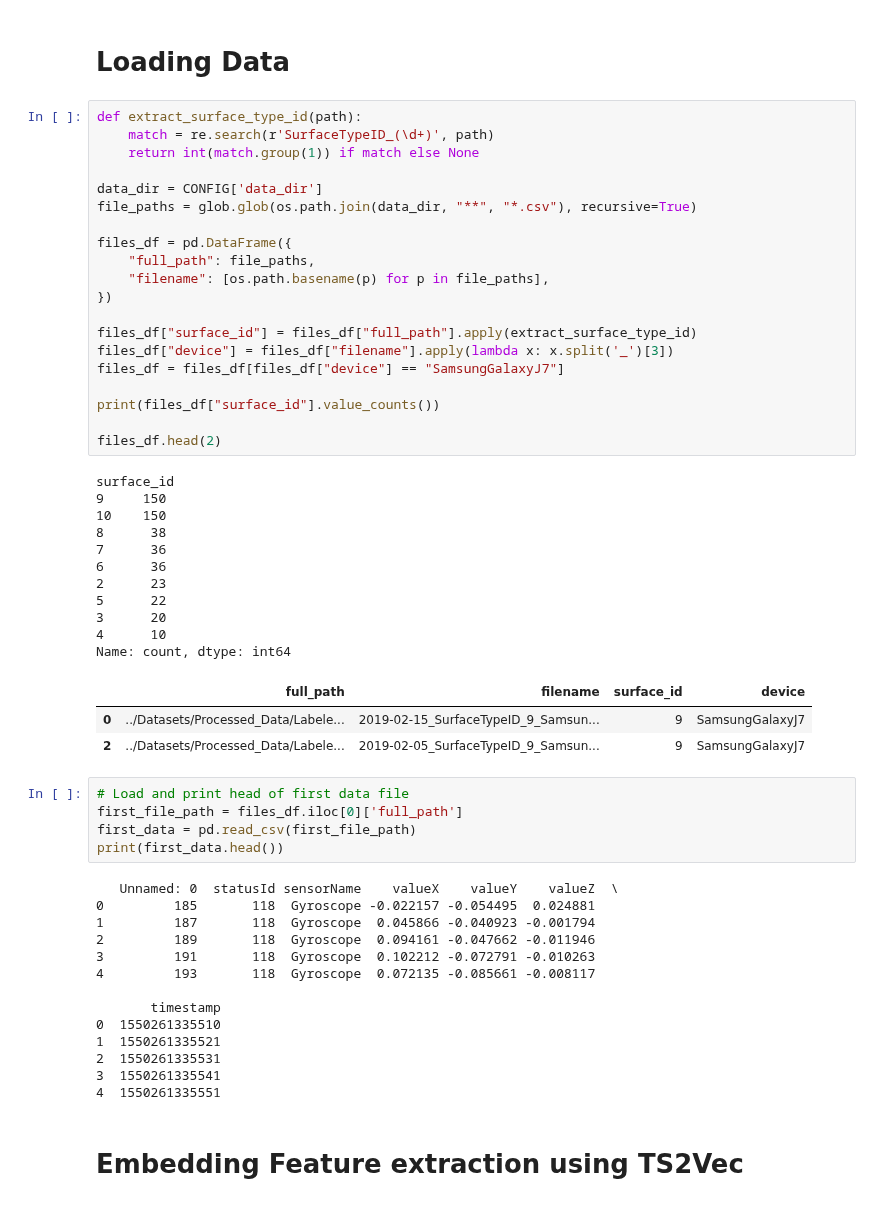
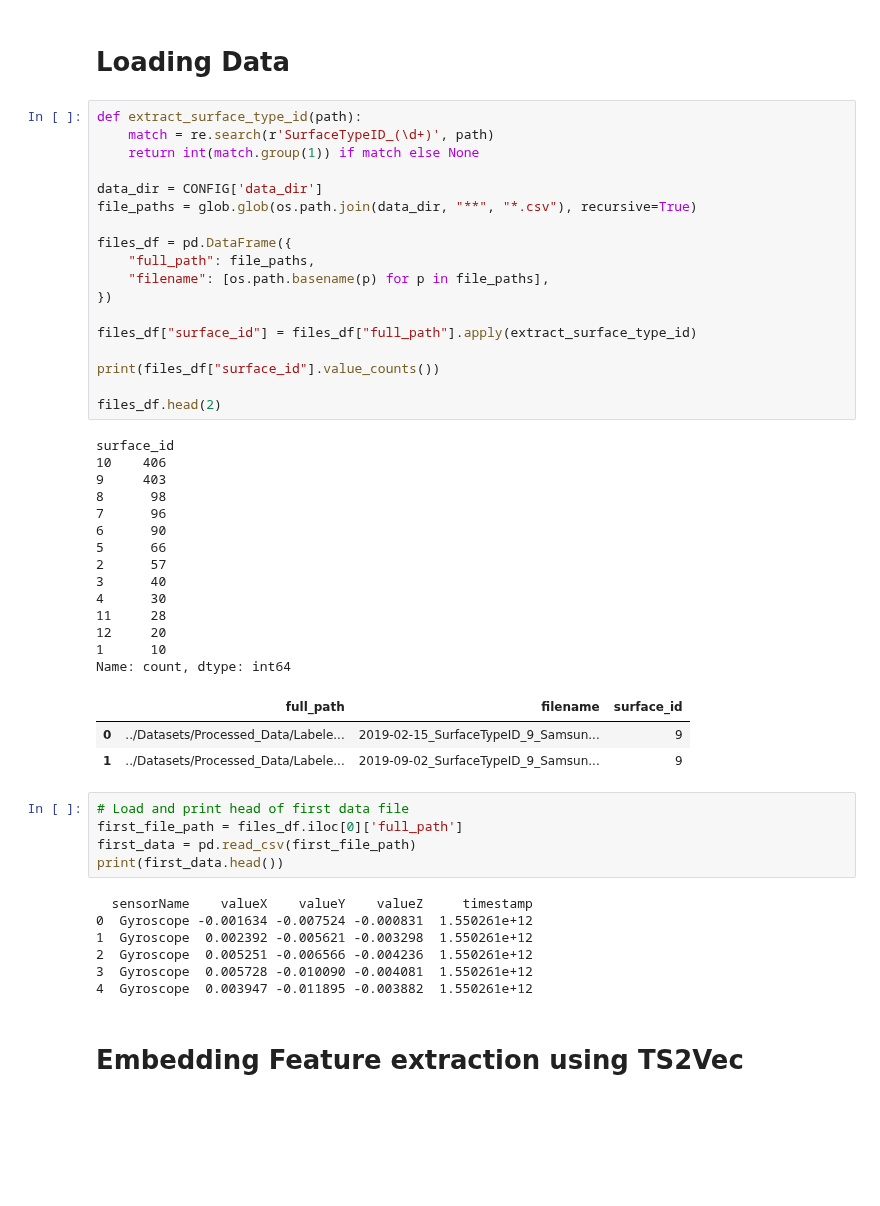
Before and after one commit to MU-Smart/RollingWheels, a Jupyter notebook: Notebooks/ClusteringPretrainedTS2Vec.ipynb, the cells around one changed output. Drawn from its saved outputs; the diff is of its cells as text; blank space fills up the shorter version.

```diff
--- a/Notebooks/ClusteringPretrainedTS2Vec.ipynb
+++ b/Notebooks/ClusteringPretrainedTS2Vec.ipynb
@@ -33,57 +29,51 @@ CONFIG = {
 # %%
 def extract_surface_type_id(path):
     match = re.search(r'SurfaceTypeID_(\d+)', path)
     return int(match.group(1)) if match else None
 
 data_dir = CONFIG['data_dir']
 file_paths = glob.glob(os.path.join(data_dir, "**", "*.csv"), recursive=True)
 
 files_df = pd.DataFrame({
     "full_path": file_paths,
     "filename": [os.path.basename(p) for p in file_paths],
 })
 
 files_df["surface_id"] = files_df["full_path"].apply(extract_surface_type_id)
-files_df["device"] = files_df["filename"].apply(lambda x: x.split('_')[3])
-files_df = files_df[files_df["device"] == "SamsungGalaxyJ7"]
 
 print(files_df["surface_id"].value_counts())
 
 files_df.head(2)
 # %% [output]
 surface_id
-9     150
-10    150
-8      38
-7      36
-6      36
-2      23
-5      22
-3      20
-4      10
+10    406
+9     403
+8      98
+7      96
+6      90
+5      66
+2      57
+3      40
+4      30
+11     28
+12     20
+1      10
 Name: count, dtype: int64
-|  | full_path | filename | surface_id | device |
-| 0 | ../Datasets/Processed_Data/Labele... | 2019-02-15_SurfaceTypeID_9_Samsun... | 9 | SamsungGalaxyJ7 |
-| 2 | ../Datasets/Processed_Data/Labele... | 2019-02-05_SurfaceTypeID_9_Samsun... | 9 | SamsungGalaxyJ7 |
+|  | full_path | filename | surface_id |
+| 0 | ../Datasets/Processed_Data/Labele... | 2019-02-15_SurfaceTypeID_9_Samsun... | 9 |
+| 1 | ../Datasets/Processed_Data/Labele... | 2019-09-02_SurfaceTypeID_9_Samsun... | 9 |
 # %%
 # Load and print head of first data file
 first_file_path = files_df.iloc[0]['full_path']
 first_data = pd.read_csv(first_file_path)
 print(first_data.head())
 # %% [output]
-   Unnamed: 0  statusId sensorName    valueX    valueY    valueZ  \
-0         185       118  Gyroscope -0.022157 -0.054495  0.024881
-1         187       118  Gyroscope  0.045866 -0.040923 -0.001794
-2         189       118  Gyroscope  0.094161 -0.047662 -0.011946
-3         191       118  Gyroscope  0.102212 -0.072791 -0.010263
-4         193       118  Gyroscope  0.072135 -0.085661 -0.008117
-
-       timestamp
-0  1550261335510
-1  1550261335521
-2  1550261335531
-3  1550261335541
-4  1550261335551
+  sensorName    valueX    valueY    valueZ     timestamp
+0  Gyroscope -0.001634 -0.007524 -0.000831  1.550261e+12
+1  Gyroscope  0.002392 -0.005621 -0.003298  1.550261e+12
+2  Gyroscope  0.005251 -0.006566 -0.004236  1.550261e+12
+3  Gyroscope  0.005728 -0.010090 -0.004081  1.550261e+12
+4  Gyroscope  0.003947 -0.011895 -0.003882  1.550261e+12
 # %% [markdown]
 # Embedding Feature extraction using TS2Vec
 # %%
```
Also changed, not shown: parts of 4 cells of this notebook, 8 other files.
